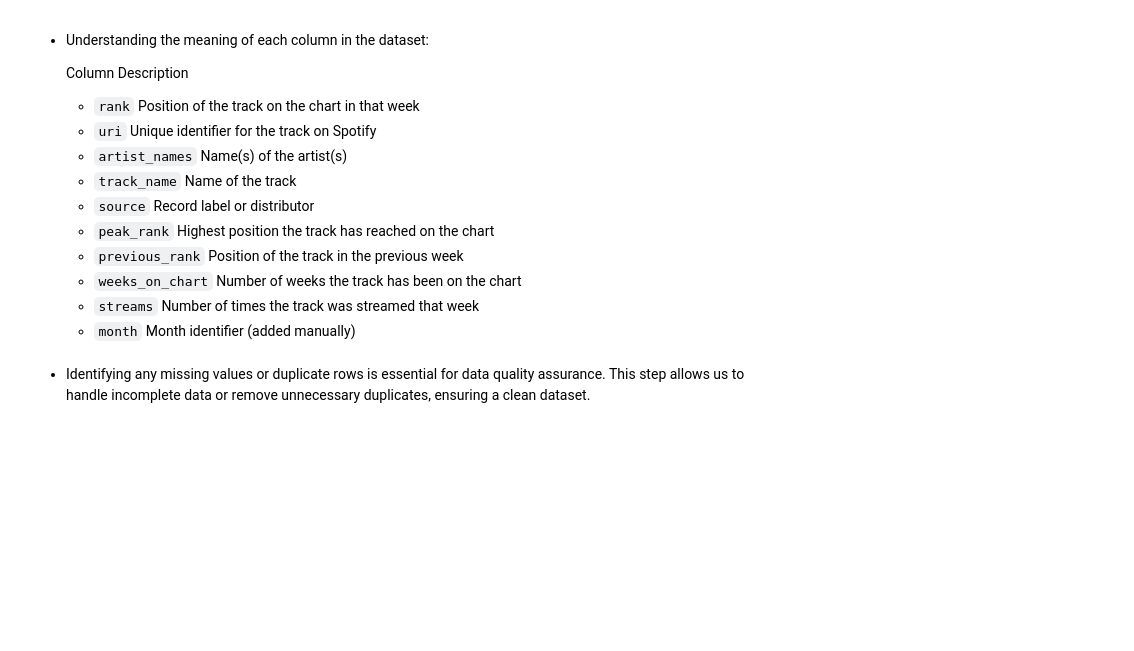
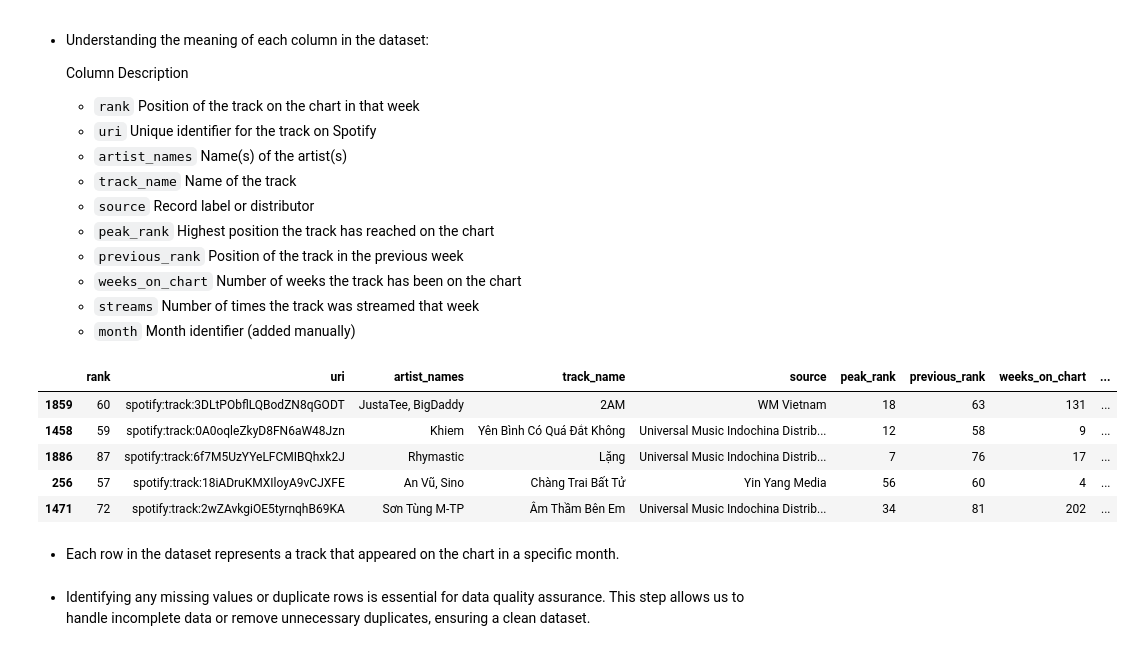
Before and after one commit to pililover/DataScience-Jobs-Market, a Jupyter notebook: SOURCECODE/Data_exploration.ipynb, the cells around one changed output. Drawn from its saved outputs; the diff is of its cells as text; code cells hidden in the pictures; blank space fills up the shorter version.

```diff
--- a/SOURCECODE/Data_exploration.ipynb
+++ b/SOURCECODE/Data_exploration.ipynb
@@ -143,6 +143,17 @@ memory usage: 156.4+ KB
     - `weeks_on_chart`	Number of weeks the track has been on the chart
     - `streams`	Number of times the track was streamed that week
     - `month`	Month identifier (added manually)
+# %%
+data.sample(5)
+# %% [output]
+|  | rank | uri | artist_names | track_name | source | peak_rank | previous_rank | weeks_on_chart | ... |
+| 1859 | 60 | spotify:track:3DLtPObflLQBodZN8qGODT | JustaTee, BigDaddy | 2AM | WM Vietnam | 18 | 63 | 131 | ... |
+| 1458 | 59 | spotify:track:0A0oqleZkyD8FN6aW48Jzn | Khiem | Yên Bình Có Quá Đắt Không | Universal Music Indochina Distrib... | 12 | 58 | 9 | ... |
+| 1886 | 87 | spotify:track:6f7M5UzYYeLFCMIBQhxk2J | Rhymastic | Lặng | Universal Music Indochina Distrib... | 7 | 76 | 17 | ... |
+| 256 | 57 | spotify:track:18iADruKMXIloyA9vCJXFE | An Vũ, Sino | Chàng Trai Bất Tử | Yin Yang Media | 56 | 60 | 4 | ... |
+| 1471 | 72 | spotify:track:2wZAvkgiOE5tyrnqhB69KA | Sơn Tùng M-TP | Âm Thầm Bên Em | Universal Music Indochina Distrib... | 34 | 81 | 202 | ... |
+# %% [markdown]
+- Each row in the dataset represents a track that appeared on the chart in a specific month.
 # %% [markdown]
 - Identifying any missing values or duplicate rows is essential for data quality assurance. This step allows us to handle incomplete data or remove unnecessary duplicates, ensuring a clean dataset.
 # %%
```
Also changed, not shown: parts of 21 cells of this notebook, 1 other file.
